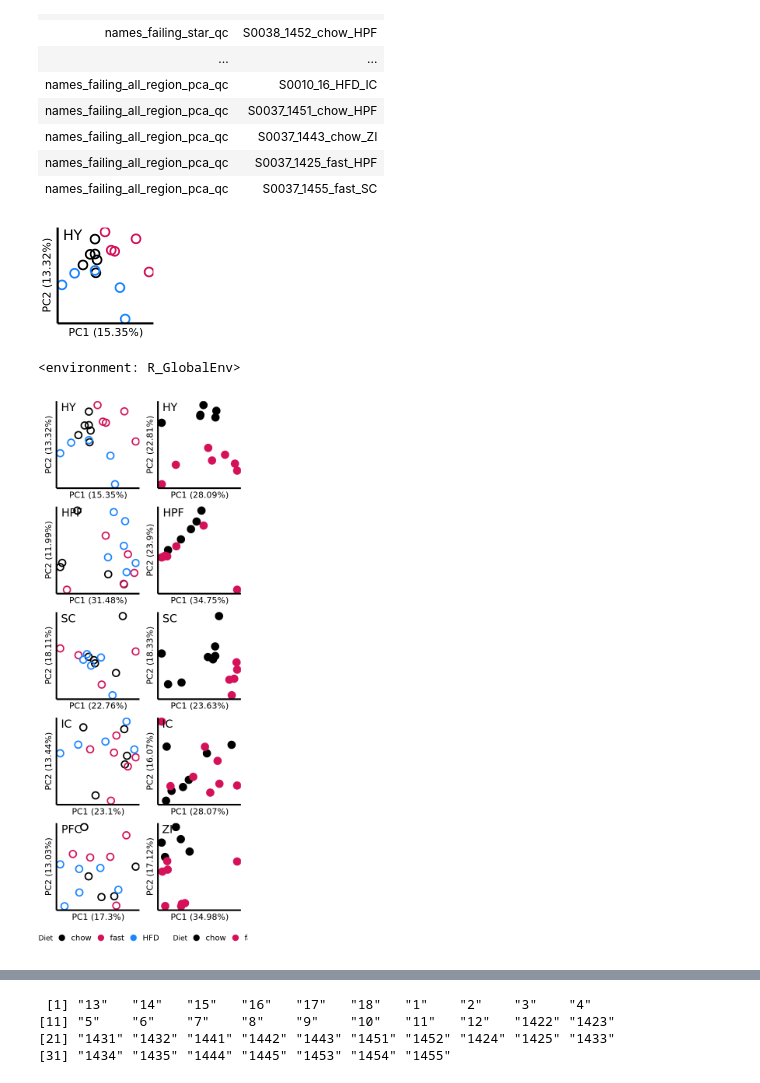
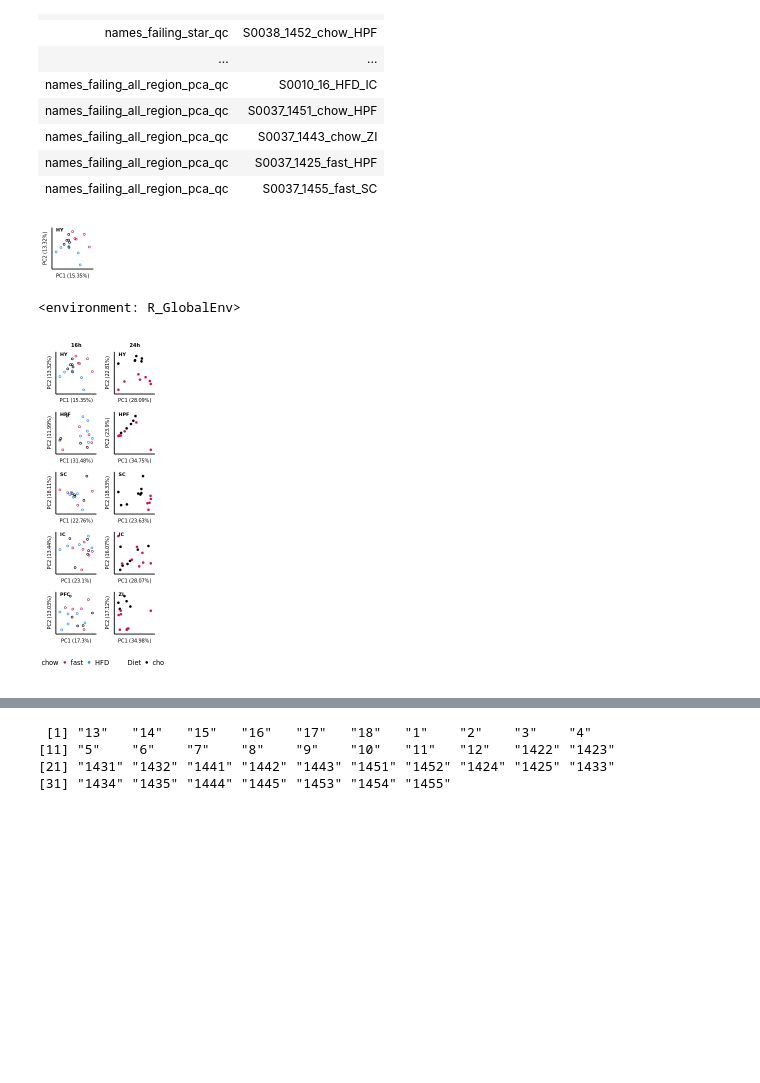
Before and after one commit to pvtodorov/dmb, a Jupyter notebook: 04_cleanup/02_make_plots.ipynb, the cells around one changed output, grey strips where cells are left out. Cells and saved outputs as stored; diff of their text form; code cells hidden in the pictures; blank space fills up the shorter version.

```diff
--- a/04_cleanup/02_make_plots.ipynb
+++ b/04_cleanup/02_make_plots.ipynb
@@ -61,10 +61,12 @@ do_regional_pca_plot = function(preprocessed_list, plot_title){
     p = ggplot(df, aes(x = PC1, y = PC2,
                      color = diet,
                      shape = duration,
-                     stroke = 1.5
+                     stroke = 0.5
                      )) +
+  scale_x_continuous(expand = c(0.125, 0)) +  # No expansion for x axis
+  scale_y_continuous(expand = c(0.125, 0)) +   # No expansion for y axis
       shape_manual +
-      geom_point(size = 4) +  # Increase the point size and the outline thickness
+      geom_point(size = 0.8) +  # Increase the point size and the outline thickness
       color_manual +
 #       shape_manual +
       labs(
@@ -73,26 +75,27 @@ do_regional_pca_plot = function(preprocessed_list, plot_title){
         color = "Diet"
       ) +
       annotate("text", x = min(df$PC1), y = max(df$PC2), label = str_split(plot_title, '_') %>% unlist %>% `[`(2),
-               hjust = -0.05, vjust = 0.75, size = 6, color = "black") +
+               hjust = -0.0000001, vjust = 0.0000001, size = 2, color = "black", fontface='bold') +
       theme_minimal() +  # apply a minimal theme
       theme(
         panel.grid.major = element_blank(),  # remove major gridlines
         panel.grid.minor = element_blank(),
         axis.ticks = element_blank(),
         axis.text = element_blank(), # remove minor gridlines
-        axis.line = element_line(color = "black", linewidth = 1.2),
-        axis.title = element_text(size = 13), # Make axes lines thicker and black,
-        legend.text = element_text(size = 12)
+        axis.line = element_line(color = "black", linewidth = 0.5),
+        axis.title = element_text(size = 6), # Make axes lines thicker and black,
+        legend.text = element_text(size = 6),
+          legend.spacing.x = unit(0.0000001, 'cm')
       )
     p
 }
 # %%
-options(repr.plot.width=2, repr.plot.height=2)
+options(repr.plot.width=1, repr.plot.height=1)
 preprocessed_selection = '0010_HY'
 p1 = do_regional_pca_plot(preprocessed_list, preprocessed_selection)
 p1 + theme(legend.position = "none")
 # %% [output]
-[figure, old version]
+[figure, new version]
 # %%
 # List of preprocessed selections
 preprocessed_selections <- c("0010_HY", "0010_HPF", "0010_SC",
@@ -109,16 +112,24 @@ plot_list <- lapply(preprocessed_selections, function(selection) {
 list2env(setNames(plot_list, paste0("p", seq_along(plot_list))), envir = .GlobalEnv)
 # %% [output]
 <environment: R_GlobalEnv>
+# %%
+ p1 = p1 + ggtitle('16h') + theme(plot.title = element_text(size = 6, face = "bold", hjust = 0.5))
+p6 = p6 + ggtitle('24h') + theme(plot.title = element_text(size = 6, face = "bold", hjust = 0.5))
 # %%
 library(patchwork)
-options(repr.plot.width=4.5, repr.plot.height=12)
+options(repr.plot.width=2.1, repr.plot.height=5.8)
 # Combine plots into a patchwork
 combined_plot = (p1 / p2 / p3 / p4 / p5) | (p6 / p7 / p8 / p9 / p10)
 # Consolidate all legends into one and place it at the bottom
-combined_plot = combined_plot + plot_layout(guides = 'collect') & theme(legend.position = "bottom")
+combined_plot = combined_plot + plot_layout(guides = 'collect')  &
+  theme(legend.position = "bottom",  # Move legend to bottom
+        legend.text = element_text(size = 8),  # Resize legend text
+        legend.key.size = unit(0.5, "cm"),
+        legend.title = element_text(size = 8),)  # Resize legend keys
+combined_plot = combined_plot + ggtitle('B') + theme(plot.title = element_text(size = 6, face = "bold", hjust = 0.5))
 combined_plot
 # %% [output]
-[figure, old version]
+[figure, new version]
 # %%
 # Consolidate all legends into one and place it at the bottom
 combined_plot + plot_layout(guides = 'collect') & theme(legend.position = "bottom")
```
Also changed, not shown: parts of 5 cells of this notebook, 11 other files.
